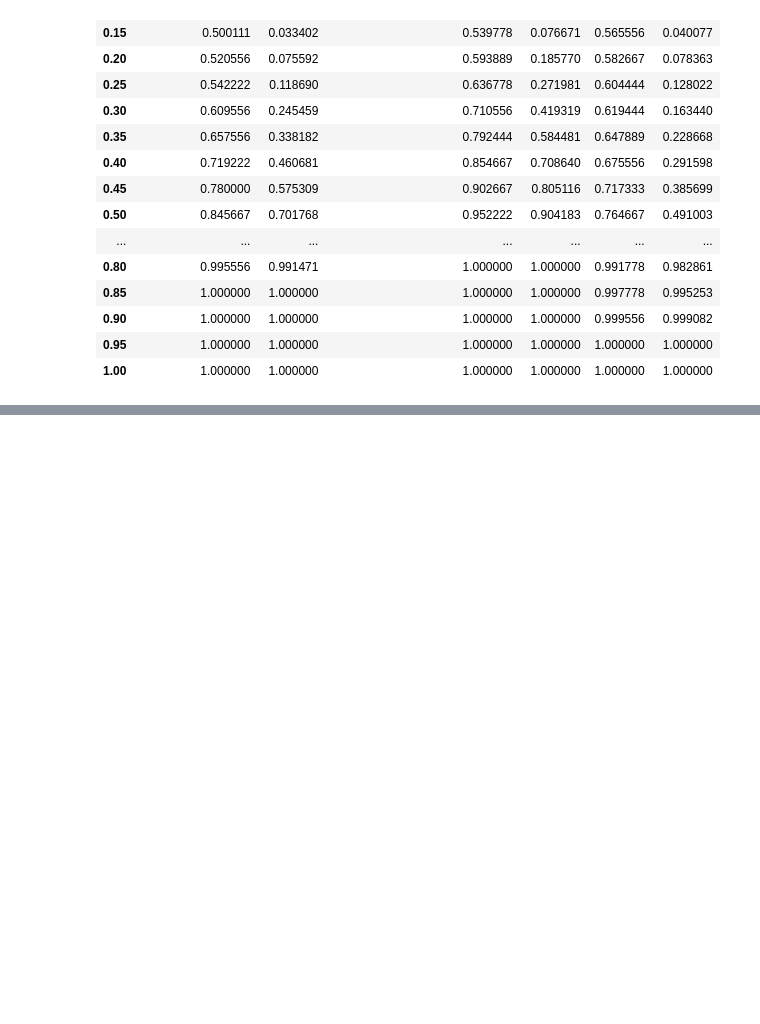
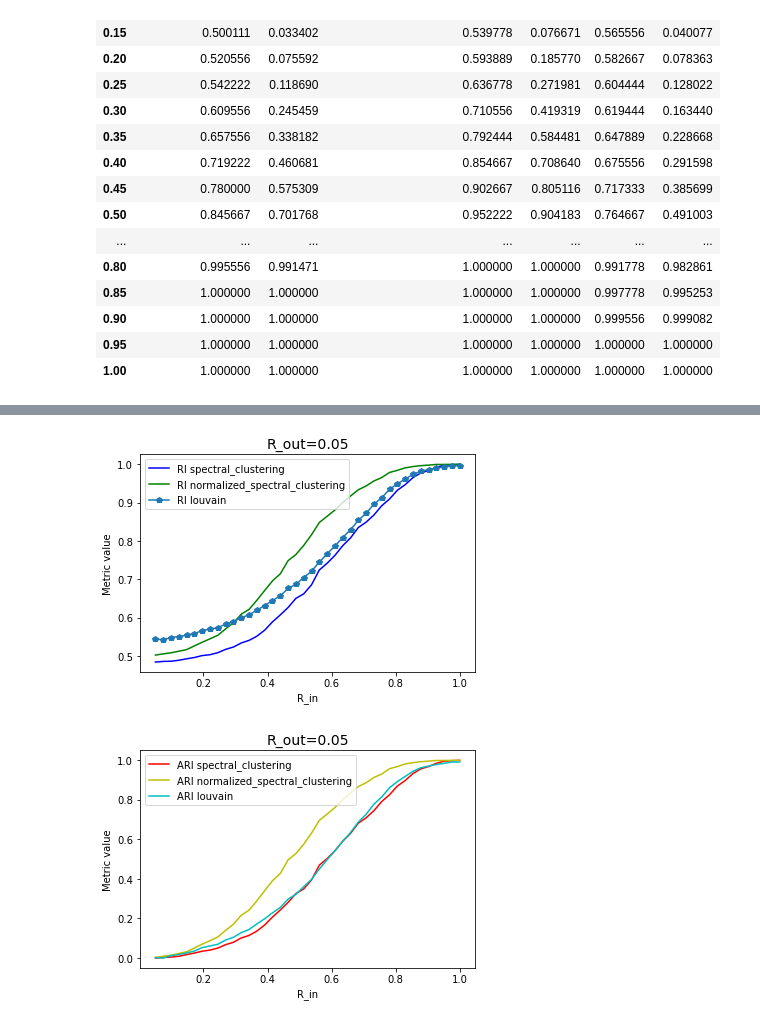
Before and after one commit to orrrrtem/Clustering_uncertainty, a Jupyter notebook: clustering_uncertainty.ipynb, the cells around one changed output, grey strips where cells are left out. Cells and saved outputs as stored; diff of their text form; code cells hidden in the pictures; blank space fills up the shorter version.

Commit message:
added experiment with num repeats 2000 and few new plots

```diff
--- a/clustering_uncertainty.ipynb
+++ b/clustering_uncertainty.ipynb
@@ -297,11 +297,13 @@ def compute_clustering(rs, algos = [mst_cut_clustering], num_clusters = 2, clust
     for algo in algos:
         algo_result = []
         print(algo.__name__ + ' started')
-        for idx, estimated_graphs_bag in enumerate(tqdm(estimated_graphs_bags)):
-            repeat_result = []
-            for estimated_graph in estimated_graphs_bag:
-                repeat_result.append(algo(estimated_graph, num_clusters))
-            algo_result.append(repeat_result)
+        with tqdm(total=rs.shape[1] * num_repeats) as pbar:
+            for idx, estimated_graphs_bag in enumerate(tqdm(estimated_graphs_bags)):
+                repeat_result = []
+                for estimated_graph in tqdm(estimated_graphs_bag):
+                    repeat_result.append(algo(estimated_graph, num_clusters))
+                algo_result.append(repeat_result)
+                pbar.update(1)
         print(algo.__name__ + ' complete')
         result[algo.__name__] = algo_result
 
@@ -330,13 +332,13 @@ def plot_quality_by_relation(rs, metrics, concrete_metrics=None):
     #colors = get_cmap(len(reduced_metrics))
     if(concrete_metrics):
         for i, algo_metric in enumerate(reduced_metrics):
-            if algo_metric[1] in concrete_metrics:
+            if algo_metric[1] is concrete_metrics:
                 ax.plot(rs[0], reduced_metrics[algo_metric], colors[i], label=algo_metric[1] + ' ' + algo_metric[0])
     else:
         for i, algo_metric in enumerate(reduced_metrics):
                 ax.plot(rs[0], reduced_metrics[algo_metric], colors[i], label=algo_metric[1] + ' ' + algo_metric[0])
     #ax.axis('equal')#ax.axis('p_in')
-    leg = ax.legend();
+    leg = ax.legend()
     #plt.plot(p_ins[:len(metric)], metric)
     plt.xlabel('R_in', size=10)
     plt.ylabel('Metric value', size=10)
@@ -348,9 +350,10 @@ def validation(true_labels, result, estimated_graphs_bags):
     metrics_by_algos = dict()
     for algo in result:
         metrics = dict()
-        metrics['RI'] = [np.mean(np.array([rand_score(true_labels, labels) for labels in labels_repeated])) for labels_repeated in result[algo]]
-        metrics['ARI'] = [np.mean(np.array([adjusted_rand_score(true_labels, labels) for labels in labels_repeated])) for labels_repeated in result[algo]]
+        metrics['RI'] = [np.mean(np.array([rand_score(true_labels, labels) for labels in labels_repeated])) for labels_repeated in tqdm(result[algo])]
+        metrics['ARI'] = [np.mean(np.array([adjusted_rand_score(true_labels, labels) for labels in labels_repeated])) for labels_repeated in tqdm(result[algo])]
         #metrics['modularity'] = [np.mean(np.array([nx_comm.modularity(true_labels, get_partition(labels)) for labels in labels_repeated])) for labels_repeated in result[algo]]
         metrics_by_algos[algo] = metrics
-    plot_quality_by_relation(rs, metrics_by_algos)
+    plot_quality_by_relation(rs, metrics_by_algos, 'RI')
+    plot_quality_by_relation(rs, metrics_by_algos, 'ARI')
     return metrics_by_algos
@@ -442,0 +455,5 @@ df20.plot()
+# %%
+true_labels, result, estimated_graphs_bags= compute_clustering(
+    rs,
+    algos=[spectral_clustering, normalized_spectral_clustering, louvain ],
+    num_repeats=2000)
@@ -442,0 +469,5 @@ df20.plot()
+# %%
+metrics10 = validation(true_labels, result, estimated_graphs_bags)
+# %% [output]
+[figure, added]
+[figure, added]
```
Also changed, not shown: parts of 14 cells of this notebook.
